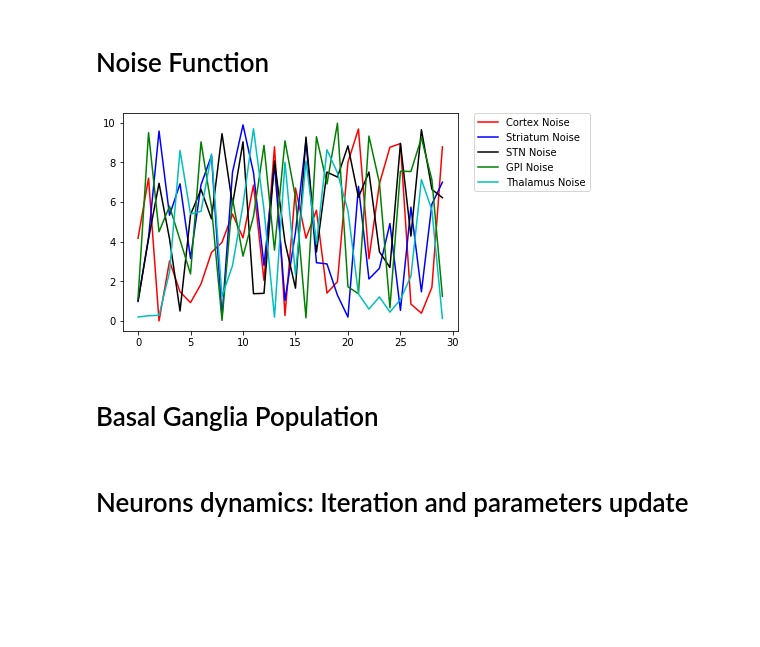
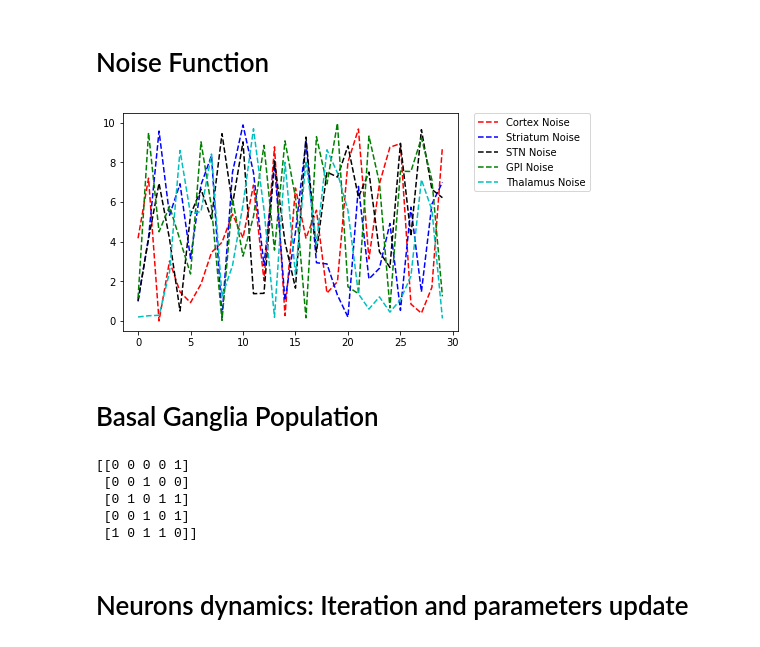
Before and after one commit to YacineOb/BasalGangliaModel2006, a Jupyter notebook: BasalGangliaModel2006.ipynb, the cells around one changed output. Drawn from its saved outputs; the diff is of its cells as text; code cells hidden in the pictures; blank space fills up the shorter version.

```diff
--- a/BasalGangliaModel2006.ipynb
+++ b/BasalGangliaModel2006.ipynb
@@ -95,19 +142,19 @@ def noise(Z, level):    #Z = size of the population
 # %%
 #EXAMPLES and plots of noise given by the formula above
 
 n1 = noise(30,Cortex_N)
 n2 = noise(30,Striatum_N)
 n3 = noise(30,Stn_N)
 n4 = noise(30,Gpi_N)
 n5 = noise(30,Thalamus_N)
-plt.plot(n1,'r',label='Cortex Noise')
-plt.plot(n2,'b',label='Striatum Noise')
-plt.plot(n3,'k',label='STN Noise')
-plt.plot(n4,'g',label='GPI Noise')
-plt.plot(n5,'c',label='Thalamus Noise')
+plt.plot(n1,'r--',label='Cortex Noise')
+plt.plot(n2,'b--',label='Striatum Noise')
+plt.plot(n3,'k--',label='STN Noise')
+plt.plot(n4,'g--',label='GPI Noise')
+plt.plot(n5,'c--',label='Thalamus Noise')
 plt.legend(bbox_to_anchor=(1.05, 1), loc=2, borderaxespad=0.)
 plt.show()
 # %% [output]
-[figure, old version]
+[figure, new version]
 # %% [markdown]
 # Basal Ganglia Population
@@ -114,40 +170,36 @@ plt.show()
 # %%
-# Connectivity J
+#-------------- Matrix connectivity -------------------
 
-CtxTha_J = 1
-StrCtx_J = 1
-StnCtx_J = 1
-GpiStn_J = 1
-GpiStr_J = 1
-ThaGpi_J = 1
+#Population in array with n neurons
+Cortex_pop   = numpy.zeros((1,n))
+Striatum_pop = numpy.zeros((1,n))
+Stn_pop      = numpy.zeros((1,n))
+Gpi_pop      = numpy.zeros((1,n))
+Thalamus_pop = numpy.zeros((1,n))
 
-#--------------Matrix connectivity-------------------
-
-# Population in array with n neurons
-#Cortex_mot   = numpy.zeros((1,n))
-#Striatum_mot = numpy.zeros((1,n))
-#Stn_mot      = numpy.zeros((1,n))
-#Gpi_mot      = numpy.zeros((1,n))
-#Thalamus_mot = numpy.zeros((1,n))
-
-#def connectivity_matrix(n,min=1,max=2):  #for 1 neuron
-#    matrix = [[random.randint(min, max) for i in range(n)] for j in range(n)]
-
-#    print(matrix)
+def connectivity_matrix(n,min=1,max=10):  #n=number of neurons, min and max are the limit of the randomness
+    matrix = [[random.randint(min, max) for i in range(n)] for j in range(n)]
 
     # Disable recurrent connexion
-#    for i in range(n):
-#        matrix[i][i] = 0
+    for i in range(n):
+        matrix[i][i] = 0
 
     # reciprocity : ij=ji
-#    for i in range(n):
-#        for j in range(n):
-#            matrix[j][i] = matrix[i][j]
+    for i in range(n):
+        for j in range(n):
+            matrix[j][i] = matrix[i][j]
 
-#    return matrix
+    return matrix
 
-#l=connectivity_matrix(1,2,10)
-#print("matrix:",l)
+l=connectivity_matrix(5,0,1)
+l5=numpy.matrix(l)
+print(l5)
+# %% [output]
+[[0 0 0 0 1]
+ [0 0 1 0 0]
+ [0 1 0 1 1]
+ [0 0 1 0 1]
+ [1 0 1 1 0]]
 # %% [markdown]
 # Neurons dynamics: Iteration and parameters update
 # %%
```
Also changed, not shown: parts of 10 cells of this notebook.
